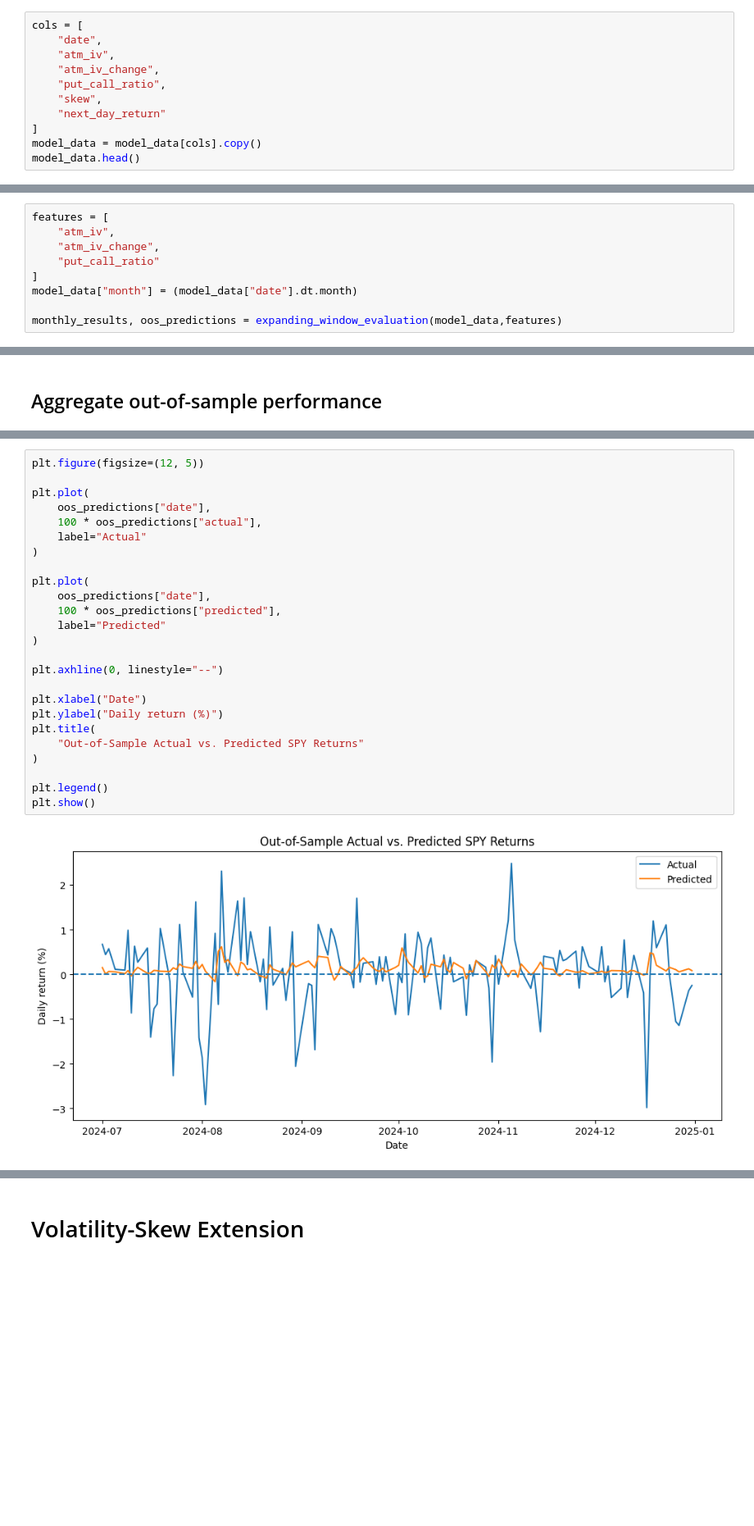
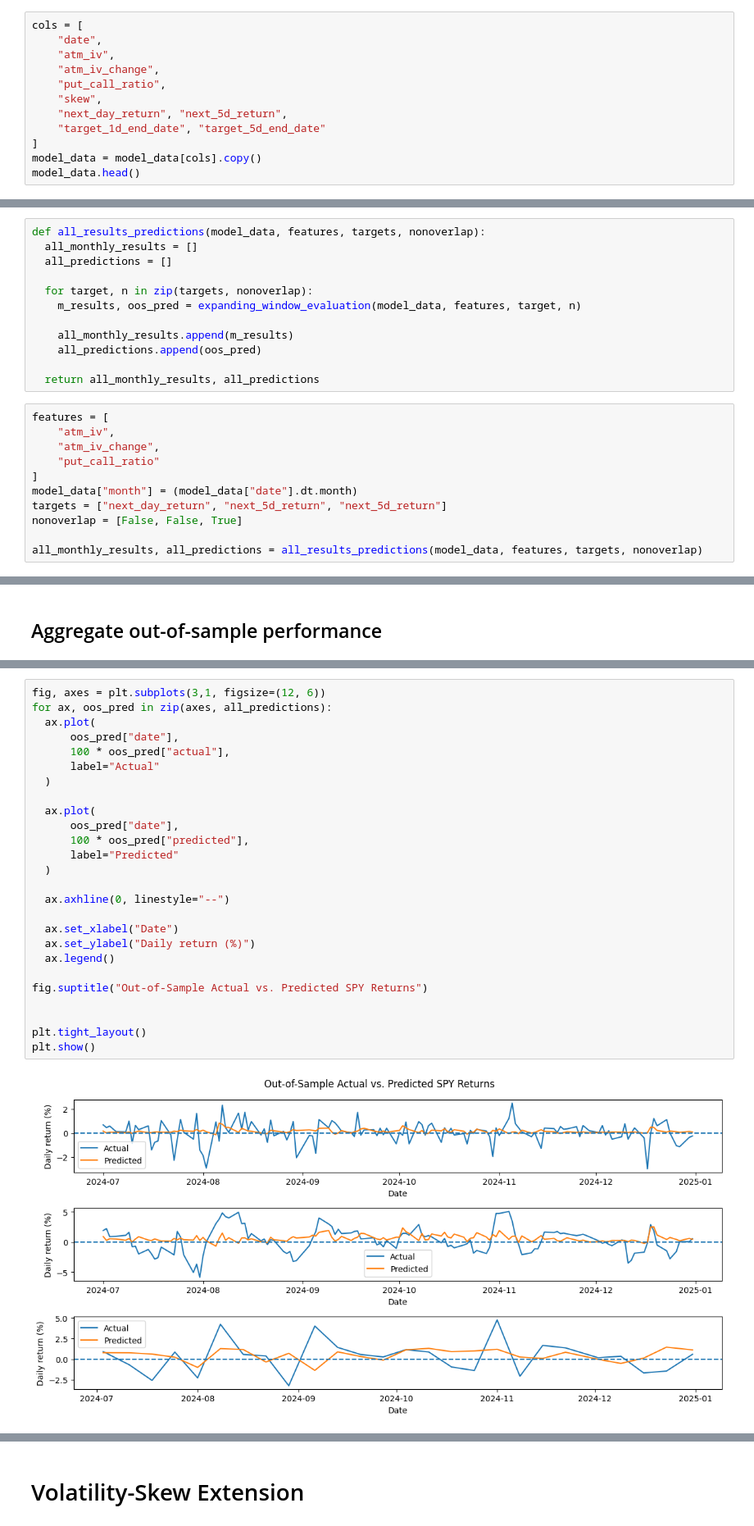
Before and after one commit to RongyiDai/Quantitative_Research_Projects, a Jupyter notebook: SPY_Options_Return_Prediction/SPY_Options_Return_Prediction.ipynb, the cells around one changed output, grey strips where cells are left out. Shown at 82% size. Cells and saved outputs as stored; diff of their text form; blank space fills up the shorter version.

```diff
--- a/SPY_Options_Return_Prediction/SPY_Options_Return_Prediction.ipynb
+++ b/SPY_Options_Return_Prediction/SPY_Options_Return_Prediction.ipynb
@@ -512,7 +482,8 @@ cols = [
     "atm_iv_change",
     "put_call_ratio",
     "skew",
-    "next_day_return"
+    "next_day_return", "next_5d_return",
+    "target_1d_end_date", "target_5d_end_date"
 ]
 model_data = model_data[cols].copy()
 model_data.head()
@@ -711,6 +716,18 @@ def expanding_window_evaluation(model_data, features, target = "next_day_return"
     ignore_index=True)
 
   return monthly_results, oos_predictions
+# %%
+def all_results_predictions(model_data, features, targets, nonoverlap):
+  all_monthly_results = []
+  all_predictions = []
+
+  for target, n in zip(targets, nonoverlap):
+    m_results, oos_pred = expanding_window_evaluation(model_data, features, target, n)
+
+    all_monthly_results.append(m_results)
+    all_predictions.append(oos_pred)
+
+  return all_monthly_results, all_predictions
 # %%
 features = [
     "atm_iv",
@@ -718,8 +735,10 @@ features = [
     "put_call_ratio"
 ]
 model_data["month"] = (model_data["date"].dt.month)
+targets = ["next_day_return", "next_5d_return", "next_5d_return"]
+nonoverlap = [False, False, True]
 
-monthly_results, oos_predictions = expanding_window_evaluation(model_data,features)
+all_monthly_results, all_predictions = all_results_predictions(model_data, features, targets, nonoverlap)
 # %% [markdown]
 # Primary Model Results
 # %% [markdown]
@@ -761,27 +810,28 @@ The correlation between predicted and realized out-of-sample returns is approxim
 # %%
-plt.figure(figsize=(12, 5))
+fig, axes = plt.subplots(3,1, figsize=(12, 6))
+for ax, oos_pred in zip(axes, all_predictions):
+  ax.plot(
+      oos_pred["date"],
+      100 * oos_pred["actual"],
+      label="Actual"
+  )
 
-plt.plot(
-    oos_predictions["date"],
-    100 * oos_predictions["actual"],
-    label="Actual"
-)
+  ax.plot(
+      oos_pred["date"],
+      100 * oos_pred["predicted"],
+      label="Predicted"
+  )
 
-plt.plot(
-    oos_predictions["date"],
-    100 * oos_predictions["predicted"],
-    label="Predicted"
-)
+  ax.axhline(0, linestyle="--")
 
-plt.axhline(0, linestyle="--")
+  ax.set_xlabel("Date")
+  ax.set_ylabel("Daily return (%)")
+  ax.legend()
 
-plt.xlabel("Date")
-plt.ylabel("Daily return (%)")
-plt.title(
-    "Out-of-Sample Actual vs. Predicted SPY Returns"
-)
+fig.suptitle("Out-of-Sample Actual vs. Predicted SPY Returns")
 
-plt.legend()
+
+plt.tight_layout()
 plt.show()
 # %% [output]
-[figure, old version]
+[figure, new version]
```
Also changed, not shown: parts of 55 cells of this notebook.
